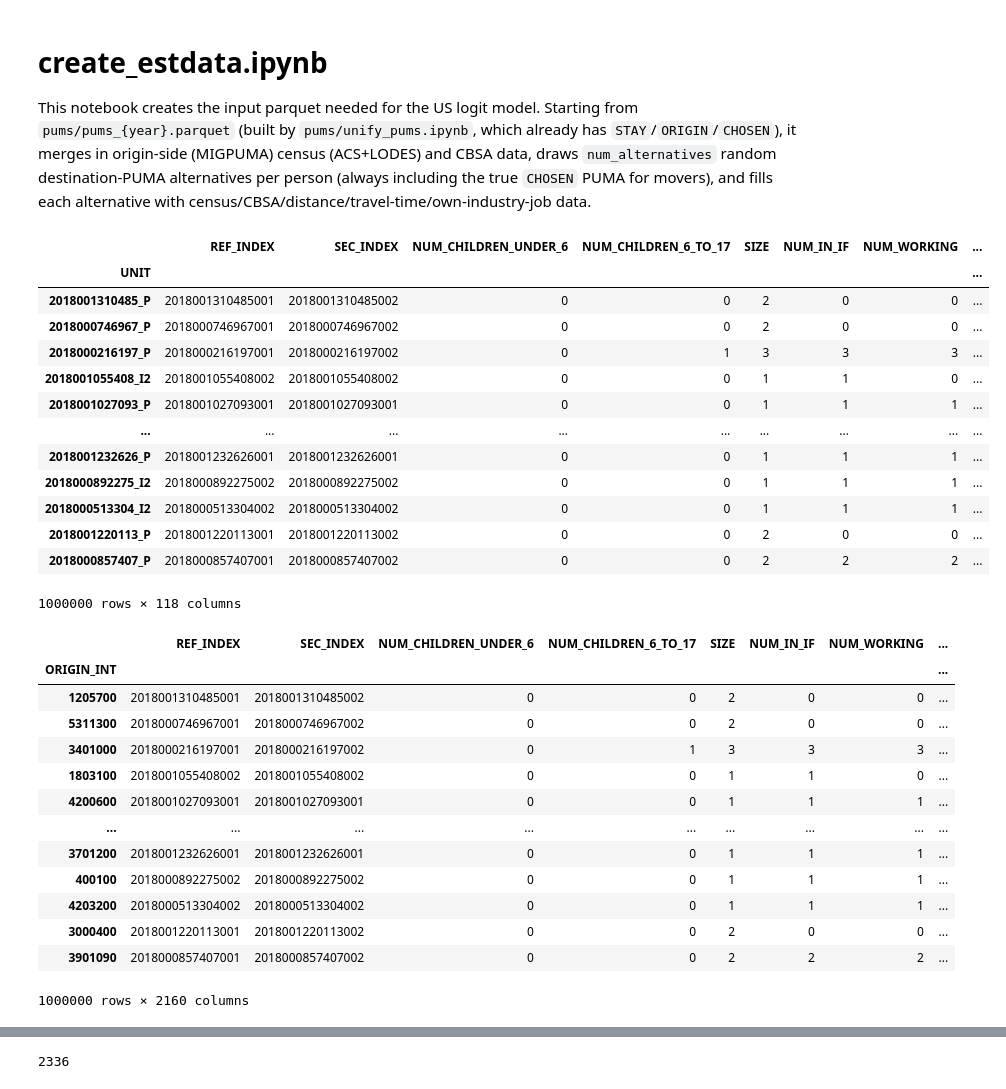
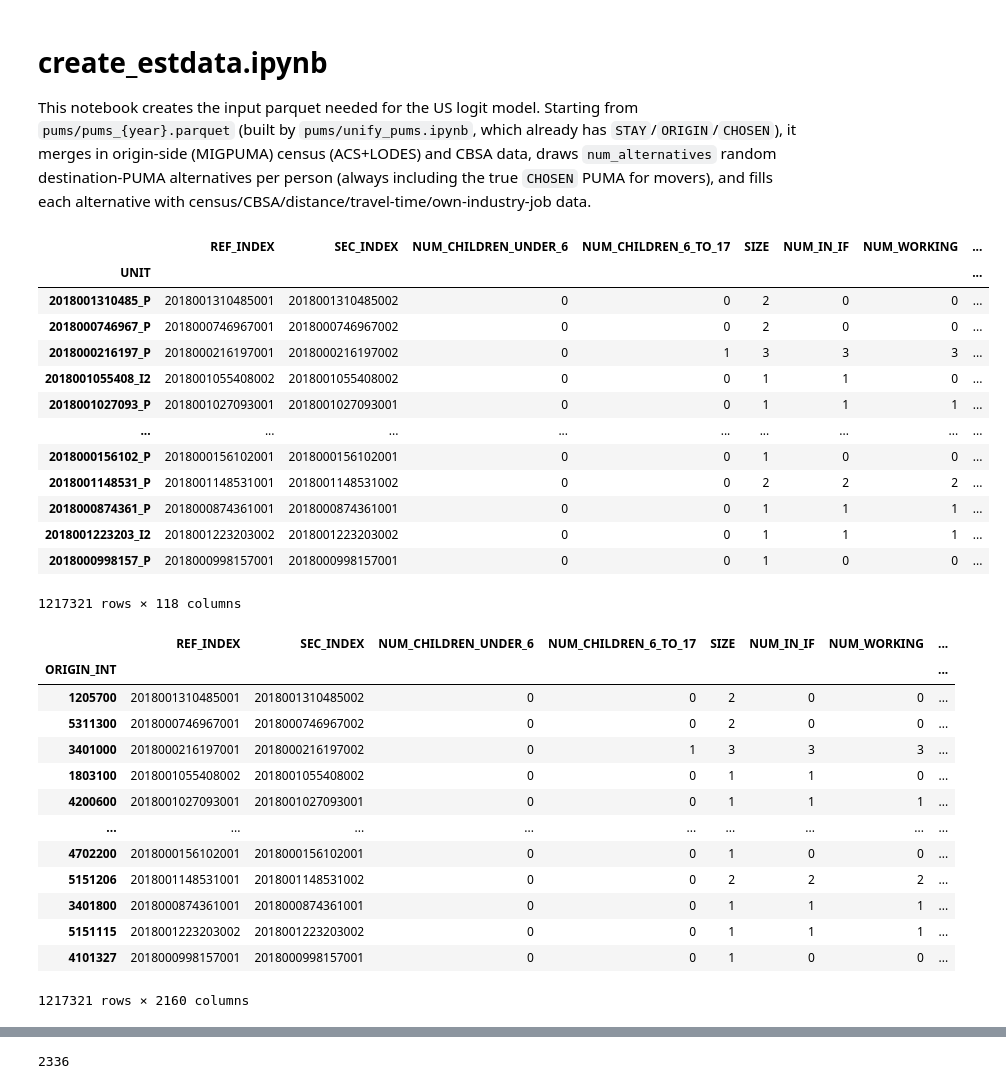
Before and after one commit to yianzhang14/migration, a Jupyter notebook: data/create_estdata.ipynb, the cells around one changed output, grey strips where cells are left out. Drawn from its saved outputs; the diff is of its cells as text; code cells hidden in the pictures.

```diff
--- a/data/create_estdata.ipynb
+++ b/data/create_estdata.ipynb
@@ -19,23 +19,23 @@ num_alternatives = 100
 pums_file = Path("pums/pums_100_2018.parquet")
 UNIT_SUFFIXES = ["REF", "SEC"]
 # %%
-pums = pd.read_parquet(pums_file).sample(n=1_000_000, random_state=42)
+pums = pd.read_parquet(pums_file).sample(frac=0.7, random_state=42)
 pums
 # %% [output]
 |  | REF_INDEX | SEC_INDEX | NUM_CHILDREN_UNDER_6 | NUM_CHILDREN_6_TO_17 | SIZE | NUM_IN_IF | NUM_WORKING | ... |
 | UNIT |  |  |  |  |  |  |  | ... |
 | 2018001310485_P | 2018001310485001 | 2018001310485002 | 0 | 0 | 2 | 0 | 0 | ... |
 | 2018000746967_P | 2018000746967001 | 2018000746967002 | 0 | 0 | 2 | 0 | 0 | ... |
 | 2018000216197_P | 2018000216197001 | 2018000216197002 | 0 | 1 | 3 | 3 | 3 | ... |
 | 2018001055408_I2 | 2018001055408002 | 2018001055408002 | 0 | 0 | 1 | 1 | 0 | ... |
 | 2018001027093_P | 2018001027093001 | 2018001027093001 | 0 | 0 | 1 | 1 | 1 | ... |
 | ... | ... | ... | ... | ... | ... | ... | ... | ... |
-| 2018001232626_P | 2018001232626001 | 2018001232626001 | 0 | 0 | 1 | 1 | 1 | ... |
-| 2018000892275_I2 | 2018000892275002 | 2018000892275002 | 0 | 0 | 1 | 1 | 1 | ... |
-| 2018000513304_I2 | 2018000513304002 | 2018000513304002 | 0 | 0 | 1 | 1 | 1 | ... |
-| 2018001220113_P | 2018001220113001 | 2018001220113002 | 0 | 0 | 2 | 0 | 0 | ... |
-| 2018000857407_P | 2018000857407001 | 2018000857407002 | 0 | 0 | 2 | 2 | 2 | ... |
+| 2018000156102_P | 2018000156102001 | 2018000156102001 | 0 | 0 | 1 | 0 | 0 | ... |
+| 2018001148531_P | 2018001148531001 | 2018001148531002 | 0 | 0 | 2 | 2 | 2 | ... |
+| 2018000874361_P | 2018000874361001 | 2018000874361001 | 0 | 0 | 1 | 1 | 1 | ... |
+| 2018001223203_I2 | 2018001223203002 | 2018001223203002 | 0 | 0 | 1 | 1 | 1 | ... |
+| 2018000998157_P | 2018000998157001 | 2018000998157001 | 0 | 0 | 1 | 0 | 0 | ... |
-1000000 rows × 118 columns
+1217321 rows × 118 columns
 # %%
 acs_puma = (
     pd.read_csv(f"acs/acs_puma_{year}.csv", dtype={"PUMA": str})
@@ -163,12 +163,12 @@ df
 | 1803100 | 2018001055408002 | 2018001055408002 | 0 | 0 | 1 | 1 | 0 | ... |
 | 4200600 | 2018001027093001 | 2018001027093001 | 0 | 0 | 1 | 1 | 1 | ... |
 | ... | ... | ... | ... | ... | ... | ... | ... | ... |
-| 3701200 | 2018001232626001 | 2018001232626001 | 0 | 0 | 1 | 1 | 1 | ... |
-| 400100 | 2018000892275002 | 2018000892275002 | 0 | 0 | 1 | 1 | 1 | ... |
-| 4203200 | 2018000513304002 | 2018000513304002 | 0 | 0 | 1 | 1 | 1 | ... |
-| 3000400 | 2018001220113001 | 2018001220113002 | 0 | 0 | 2 | 0 | 0 | ... |
-| 3901090 | 2018000857407001 | 2018000857407002 | 0 | 0 | 2 | 2 | 2 | ... |
+| 4702200 | 2018000156102001 | 2018000156102001 | 0 | 0 | 1 | 0 | 0 | ... |
+| 5151206 | 2018001148531001 | 2018001148531002 | 0 | 0 | 2 | 2 | 2 | ... |
+| 3401800 | 2018000874361001 | 2018000874361001 | 0 | 0 | 1 | 1 | 1 | ... |
+| 5151115 | 2018001223203002 | 2018001223203002 | 0 | 0 | 1 | 1 | 1 | ... |
+| 4101327 | 2018000998157001 | 2018000998157001 | 0 | 0 | 1 | 0 | 0 | ... |
-1000000 rows × 2160 columns
+1217321 rows × 2160 columns
 # %%
 # map each person's raw NAICSP code to a NAICS sector abbreviation, needed for OWN_JOB
 # below. ACS's NAICSP industry codes are structured so their first two characters
```
Also changed, not shown: parts of 3 cells of this notebook, 5 other files.
